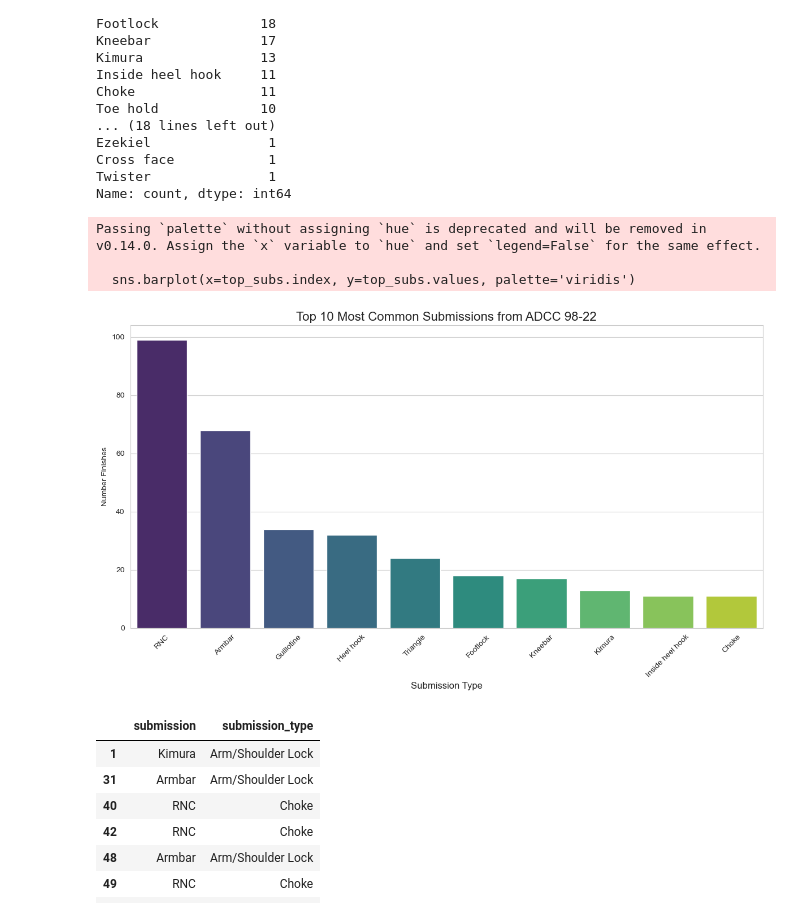
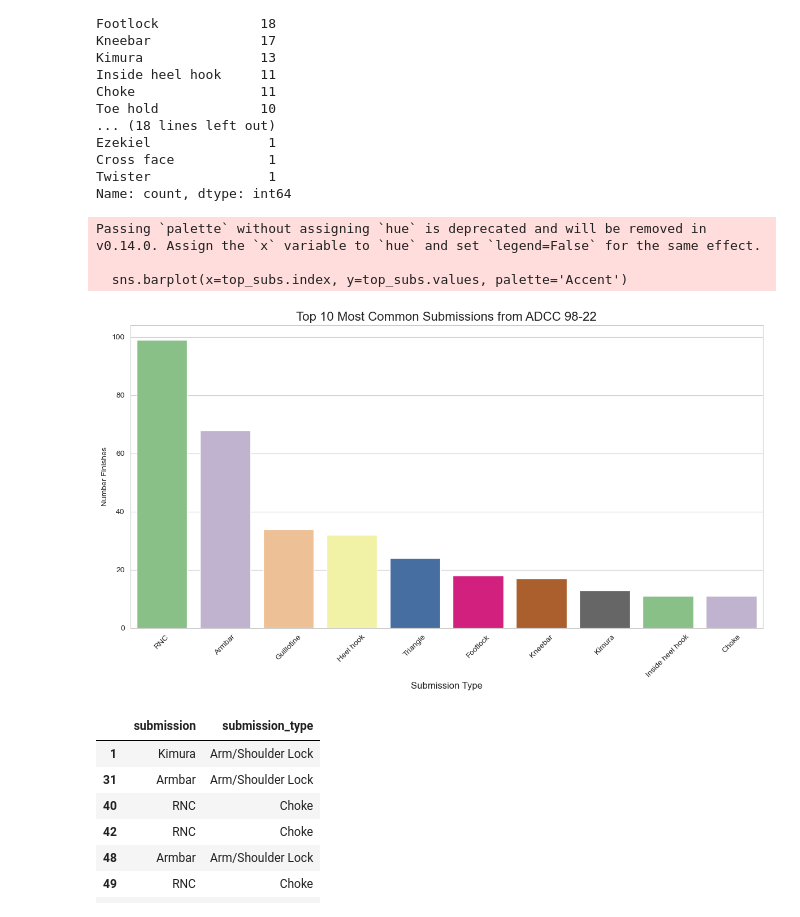
Before and after one commit to juliocesardiaz/ADCC, a Jupyter notebook: adcc_data_analysis.ipynb, the cells around one changed output. Cells and saved outputs as stored; diff of their text form; code cells hidden in the pictures.

```diff
--- a/adcc_data_analysis.ipynb
+++ b/adcc_data_analysis.ipynb
@@ -94,23 +94,23 @@ Name: count, dtype: int64
 # %%
 import seaborn as sns
 import matplotlib.pyplot as plt
 
 #Bar chart breaking down top 10 submission from ADCC 98-22
 top_subs = sub_wins_adcc['submission'].value_counts().head(10)
 plt.figure(figsize=(12,7))
-
+sns.color_palette(palette='Accent')
 sns.set_style('whitegrid')
-sns.barplot(x=top_subs.index, y=top_subs.values, palette='viridis')
+sns.barplot(x=top_subs.index, y=top_subs.values, palette='Accent')
 plt.title('Top 10 Most Common Submissions from ADCC 98-22', fontsize=16)
 plt.xlabel('Submission Type', fontsize=12)
 plt.ylabel('Number Finishes')
 plt.xticks(rotation=45)
 plt.tight_layout()
 # %% [output]
 Passing `palette` without assigning `hue` is deprecated and will be removed in v0.14.0. Assign the `x` variable to `hue` and set `legend=False` for the same effect.
 
-  sns.barplot(x=top_subs.index, y=top_subs.values, palette='viridis')
+  sns.barplot(x=top_subs.index, y=top_subs.values, palette='Accent')
-[figure, old version]
+[figure, new version]
 # %%
 def categoriza_sub(submission):
     sub_lower = str(submission).lower()
```
Also changed, not shown: parts of 1 cell of this notebook.
